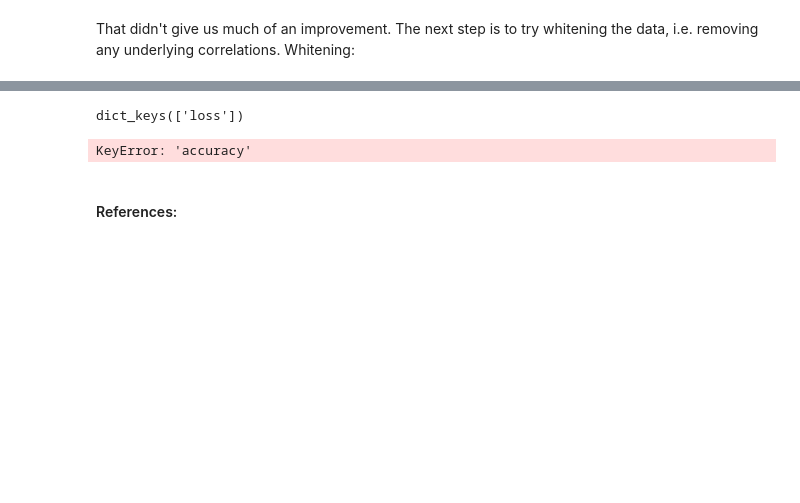
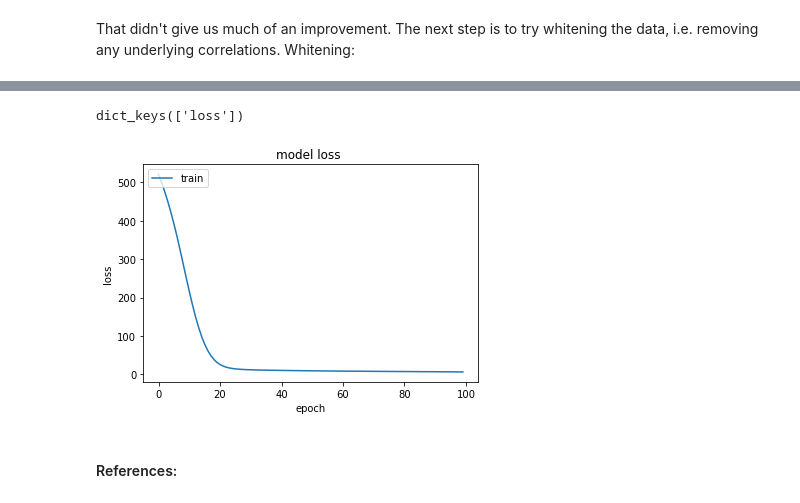
Before and after one commit to paulacduffy/machine-learning-assessment, a Jupyter notebook: The Boston Housing Dataset - An Analysis.ipynb, the cells around one changed output, grey strips where cells are left out. Cells and saved outputs as stored; diff of their text form; code cells hidden in the pictures; blank space fills up the shorter version.

```diff
--- a/The Boston Housing Dataset - An Analysis.ipynb
+++ b/The Boston Housing Dataset - An Analysis.ipynb
@@ -421,12 +425,11 @@ x_train_white
 # %%
 m = kr.models.Sequential()
 
-m.add(kr.layers.Dense(100, input_dim=13, activation="relu"))
-m.add(kr.layers.Dense(100, activation="relu"))
+m.add(kr.layers.Dense(13, input_dim=13, activation="relu"))
 m.add(kr.layers.Dense(1, activation="linear"))
 
 
 m.compile(loss="mean_squared_error", optimizer="adam")
 # %%
-history = m.fit(x_train_white, y_train, epochs=400, batch_size=8)
+history = m.fit(x_train_white, y_train, epochs=100, batch_size=10)
 # %% [output]
@@ -481,16 +483,18 @@ m.evaluate(x_test, y_test)
+# %%
+print(history.history.keys())
+# %% [output]
+dict_keys(['loss'])
 # %%
-print(history.history.keys())
 # summarize history for accuracy
-plt.plot(history.history['accuracy'])
-plt.plot(history.history['val_accuracy'])
-plt.title('model accuracy')
-plt.ylabel('accuracy')
+plt.plot(history.history['loss'])
+#plt.plot(history.history['val_accuracy'])
+plt.title('model loss ')
+plt.ylabel('loss')
 plt.xlabel('epoch')
 plt.legend(['train', 'test'], loc='upper left')
 plt.show()
 # %% [output]
-dict_keys(['loss'])
-KeyError: 'accuracy'
+[figure, added]
 # %% [markdown]
 #### References:
 # %% [markdown]
```
Also changed, not shown: parts of 18 cells of this notebook.
